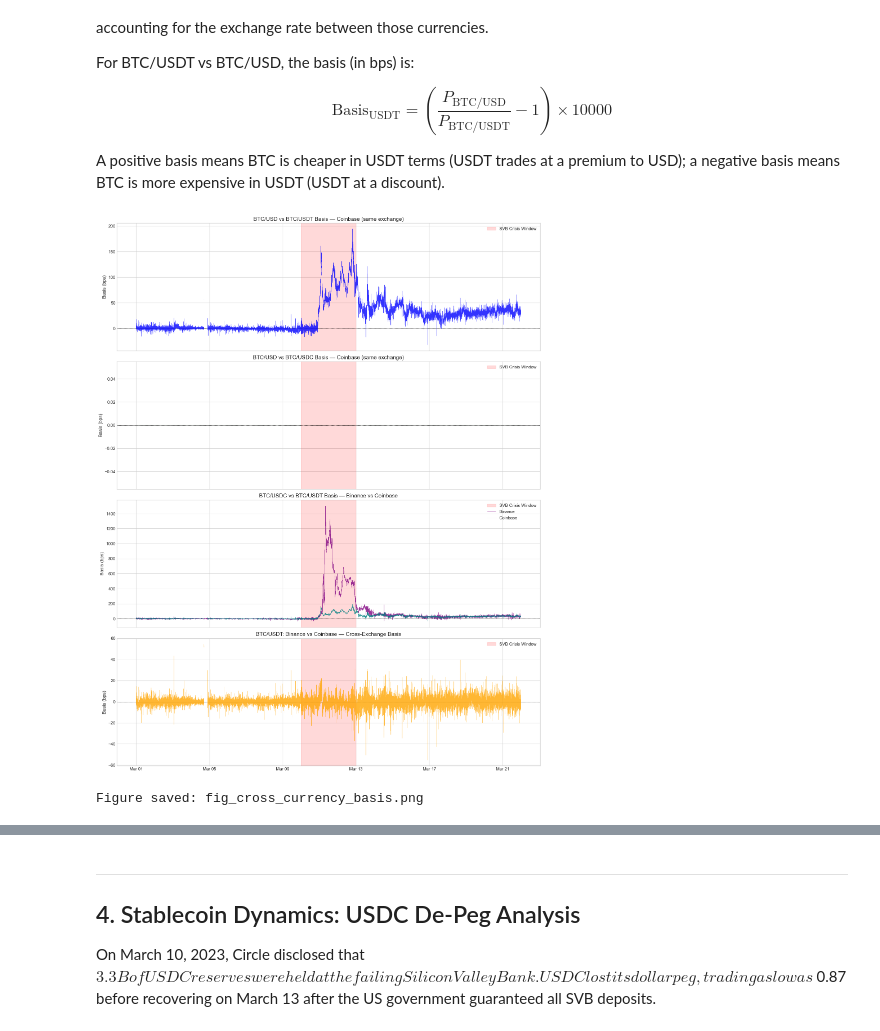
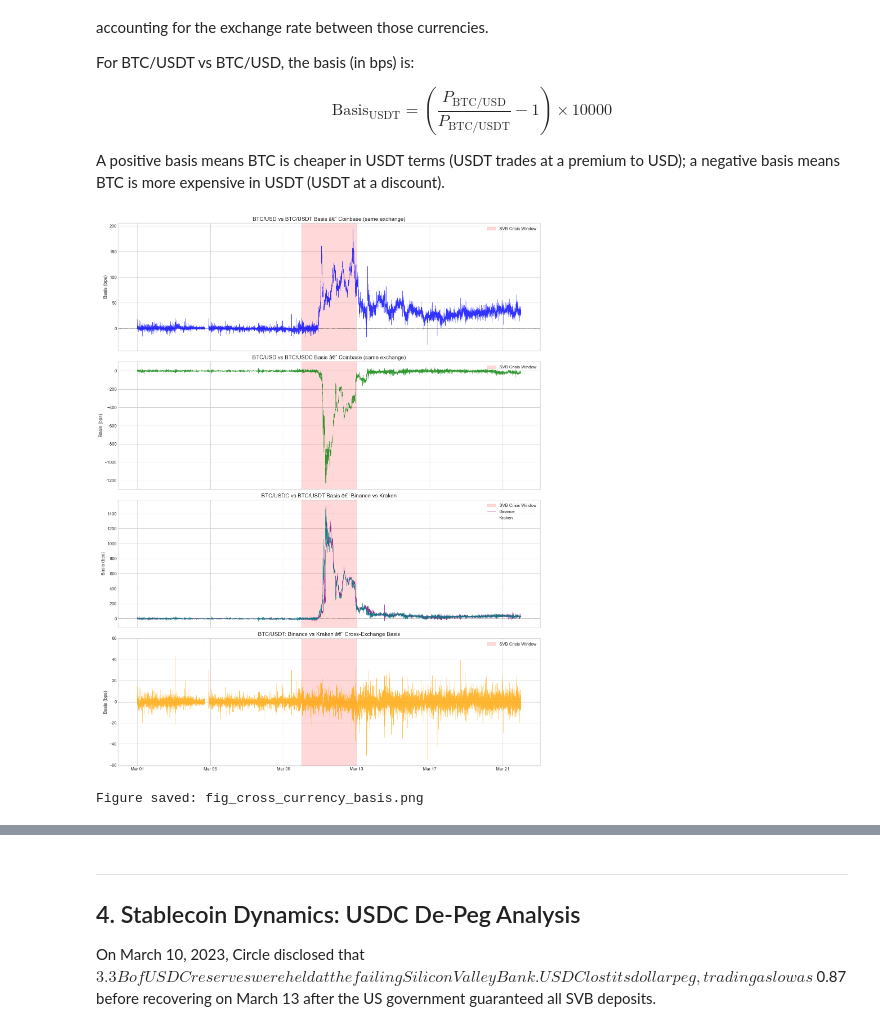
Before and after one commit to PrashanthBhaskara/IAQF2026, a Jupyter notebook: work_sparsh.ipynb, the cells around one changed output, grey strips where cells are left out. Saved outputs shown, nothing was run; the diff lists cells and outputs as text; code cells hidden in the pictures.

```diff
--- a/work_sparsh.ipynb
+++ b/work_sparsh.ipynb
@@ -52,7 +52,7 @@ END_DT   = datetime(2023, 3, 21, 23, 59, 0, tzinfo=timezone.utc)
 START_MS = int(START_DT.timestamp() * 1000)
 END_MS   = int(END_DT.timestamp() * 1000)
 
-DATA_DIR = 'data'
+DATA_DIR = 'data_sparsh'
 os.makedirs(DATA_DIR, exist_ok=True)
 
 print(f"Study window: {START_DT.isoformat()} to {END_DT.isoformat()}")
@@ -786,58 +774,58 @@ basis_usdt_coinbase = (closes['implied_usdt_usd_coinbase'] - 1) * 1e4
 basis_usdt_coinbase.name = 'USDT basis (bps) [Coinbase]'
 
 # Basis: BTC/USD vs BTC/USDC on Coinbase
-basis_usdc_coinbase = (closes['implied_usdc_usd_coinbase'] - 1) * 1e4
-basis_usdc_coinbase.name = 'USDC basis (bps) [Coinbase]'
+basis_usdc_kraken = (closes['implied_usdc_usd_kraken'] - 1) * 1e4
+basis_usdc_kraken.name = 'USDC basis (bps) [Kraken]'
 
 # Basis: BTC/USDT vs BTC/USDC on Binance
 basis_usdt_usdc_binance = (closes['implied_usdt_usdc_binance'] - 1) * 1e4
 basis_usdt_usdc_binance.name = 'USDT/USDC basis (bps) [Binance]'
 
 # Basis: BTC/USDT vs BTC/USDC on Coinbase
-basis_usdt_usdc_coinbase = (closes['implied_usdt_usdc_coinbase'] - 1) * 1e4
-basis_usdt_usdc_coinbase.name = 'USDT/USDC basis (bps) [Coinbase]'
+basis_usdt_usdc_kraken = (closes['implied_usdt_usdc_kraken'] - 1) * 1e4
+basis_usdt_usdc_kraken.name = 'USDT/USDC basis (bps) [Kraken]'
 
 # Cross-exchange basis: Binance BTC/USDT vs Coinbase BTC/USDT
 basis_cross_exchange = (closes['binance_btcusdt'] / closes['coinbase_btcusdt'] - 1) * 1e4
-basis_cross_exchange.name = 'Binance vs Coinbase BTC/USDT (bps)'
+basis_cross_exchange.name = 'Binance vs Kraken BTC/USDT (bps)'
 
 fig, axes = plt.subplots(4, 1, figsize=(16, 20), sharex=True)
 
 # SVB event shading
 svb_start = pd.Timestamp('2023-03-10', tz='UTC')
 svb_end = pd.Timestamp('2023-03-13', tz='UTC')
 
 for ax in axes:
     ax.axvspan(svb_start, svb_end, alpha=0.15, color='red', label='SVB Crisis Window')
     ax.axhline(0, color='black', linewidth=0.5, linestyle='--')
 
 axes[0].plot(basis_usdt_coinbase.index, basis_usdt_coinbase, linewidth=0.4, alpha=0.8, color='blue')
 axes[0].set_title('BTC/USD vs BTC/USDT Basis â€” Coinbase (same exchange)')
 axes[0].set_ylabel('Basis (bps)')
 
-axes[1].plot(basis_usdc_coinbase.index, basis_usdc_coinbase, linewidth=0.4, alpha=0.8, color='green')
+axes[1].plot(basis_usdc_kraken.index, basis_usdc_kraken, linewidth=0.4, alpha=0.8, color='green')
 axes[1].set_title('BTC/USD vs BTC/USDC Basis â€” Coinbase (same exchange)')
 axes[1].set_ylabel('Basis (bps)')
 
 axes[2].plot(basis_usdt_usdc_binance.index, basis_usdt_usdc_binance, linewidth=0.4, alpha=0.8, color='purple', label='Binance')
-axes[2].plot(basis_usdt_usdc_coinbase.index, basis_usdt_usdc_coinbase, linewidth=0.4, alpha=0.8, color='teal', label='Coinbase')
-axes[2].set_title('BTC/USDC vs BTC/USDT Basis â€” Binance vs Coinbase')
+axes[2].plot(basis_usdt_usdc_kraken.index, basis_usdt_usdc_kraken, linewidth=0.4, alpha=0.8, color='teal', label='Kraken')
+axes[2].set_title('BTC/USDC vs BTC/USDT Basis â€” Binance vs Kraken')
 axes[2].set_ylabel('Basis (bps)')
 
 axes[3].plot(basis_cross_exchange.index, basis_cross_exchange, linewidth=0.4, alpha=0.8, color='orange')
-axes[3].set_title('BTC/USDT: Binance vs Coinbase â€” Cross-Exchange Basis')
+axes[3].set_title('BTC/USDT: Binance vs Kraken â€” Cross-Exchange Basis')
 axes[3].set_ylabel('Basis (bps)')
 
 for ax in axes:
     ax.xaxis.set_major_formatter(mdates.DateFormatter('%b %d'))
     ax.legend(loc='upper right')
 
 plt.tight_layout()
 plt.savefig('fig_cross_currency_basis.png', dpi=150, bbox_inches='tight')
 plt.show()
 print("Figure saved: fig_cross_currency_basis.png")
 # %% [output]
-[figure, old version]
+[figure, new version]
 Figure saved: fig_cross_currency_basis.png
 # %%
 # ============================================================
```
Also changed, not shown: parts of 26 cells of this notebook, 10 other files.
